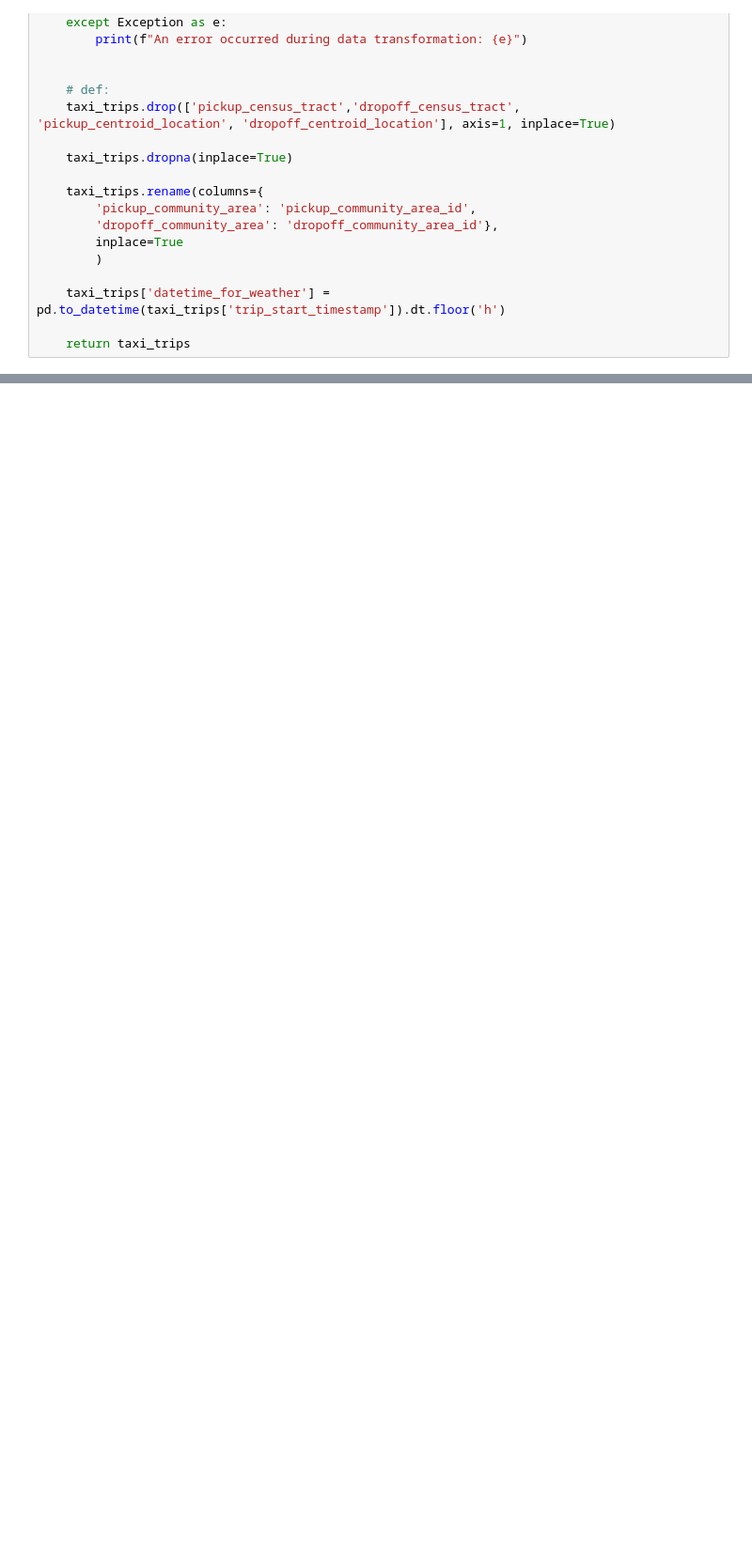
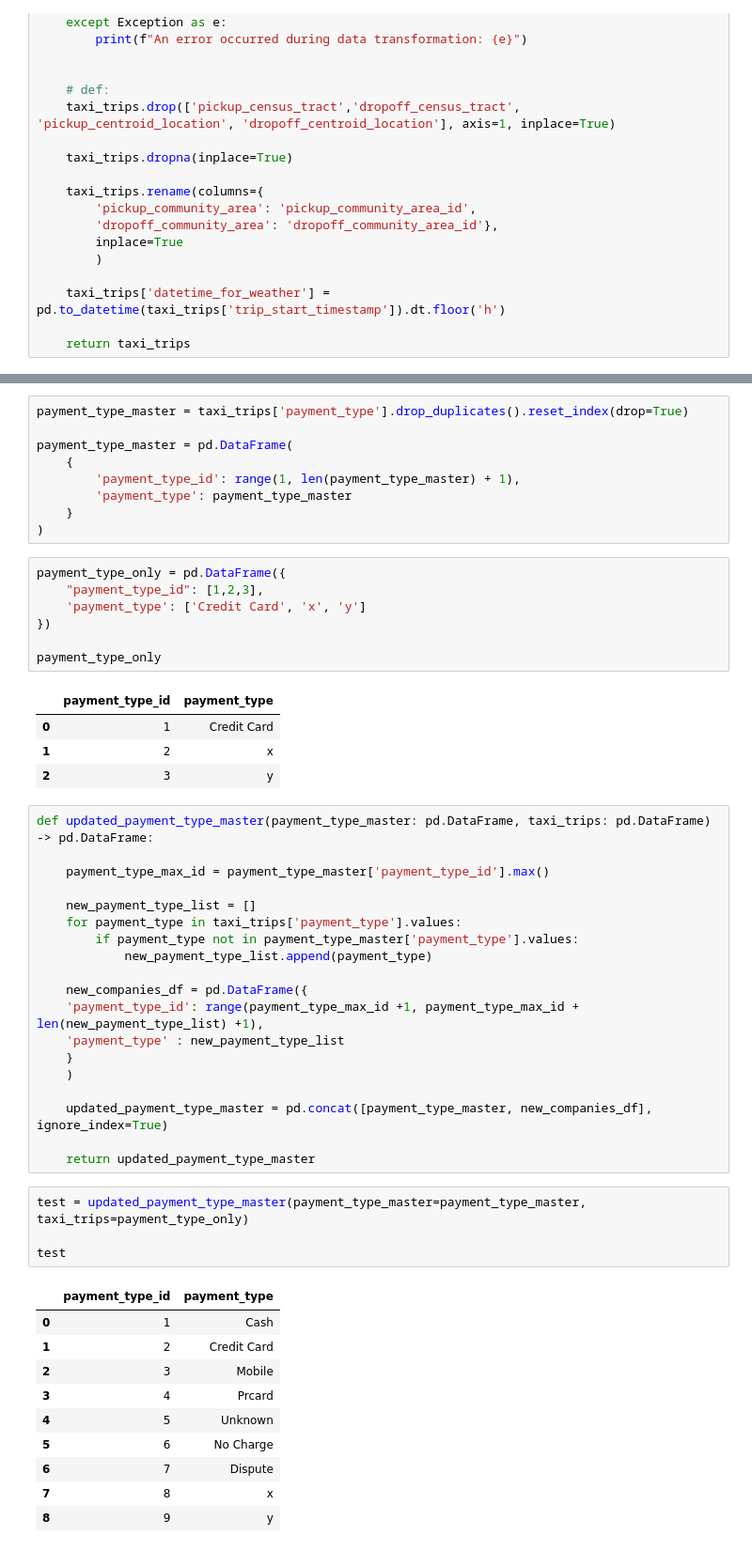
Before and after one commit to a8i9zm/Cubix_Data_Engineer, a Jupyter notebook: 07_transform_load.ipynb, the cells around one changed output, grey strips where cells are left out. Shown: that part at 94% size. Drawn from its saved outputs; the diff is of its cells as text; blank space fills up the shorter version.

```diff
--- a/07_transform_load.ipynb
+++ b/07_transform_load.ipynb
@@ -109,0 +294,55 @@ def taxi_trips_transformations(taxi_trips: pd.DataFrame) -> pd.DataFrame:
+# %%
+payment_type_master = taxi_trips['payment_type'].drop_duplicates().reset_index(drop=True)
+
+payment_type_master = pd.DataFrame(
+    {
+        'payment_type_id': range(1, len(payment_type_master) + 1),
+        'payment_type': payment_type_master
+    }
+)
+# %%
+payment_type_only = pd.DataFrame({
+    "payment_type_id": [1,2,3],
+    'payment_type': ['Credit Card', 'x', 'y']
+})
+
+payment_type_only
+# %% [output]
+|  | payment_type_id | payment_type |
+| 0 | 1 | Credit Card |
+| 1 | 2 | x |
+| 2 | 3 | y |
+# %%
+def updated_payment_type_master(payment_type_master: pd.DataFrame, taxi_trips: pd.DataFrame) -> pd.DataFrame:
+
+    payment_type_max_id = payment_type_master['payment_type_id'].max()
+
+    new_payment_type_list = []
+    for payment_type in taxi_trips['payment_type'].values:
+        if payment_type not in payment_type_master['payment_type'].values:
+            new_payment_type_list.append(payment_type)
+
+    new_companies_df = pd.DataFrame({
+    'payment_type_id': range(payment_type_max_id +1, payment_type_max_id + len(new_payment_type_list) +1),
+    'payment_type' : new_payment_type_list
+    }
+    )
+
+    updated_payment_type_master = pd.concat([payment_type_master, new_companies_df], ignore_index=True)
+
+    return updated_payment_type_master
+# %%
+test = updated_payment_type_master(payment_type_master=payment_type_master, taxi_trips=payment_type_only)
+
+test
+# %% [output]
+|  | payment_type_id | payment_type |
+| 0 | 1 | Cash |
+| 1 | 2 | Credit Card |
+| 2 | 3 | Mobile |
+| 3 | 4 | Prcard |
+| 4 | 5 | Unknown |
+| 5 | 6 | No Charge |
+| 6 | 7 | Dispute |
+| 7 | 8 | x |
+| 8 | 9 | y |
```
Also changed, not shown: parts of 17 cells of this notebook.
